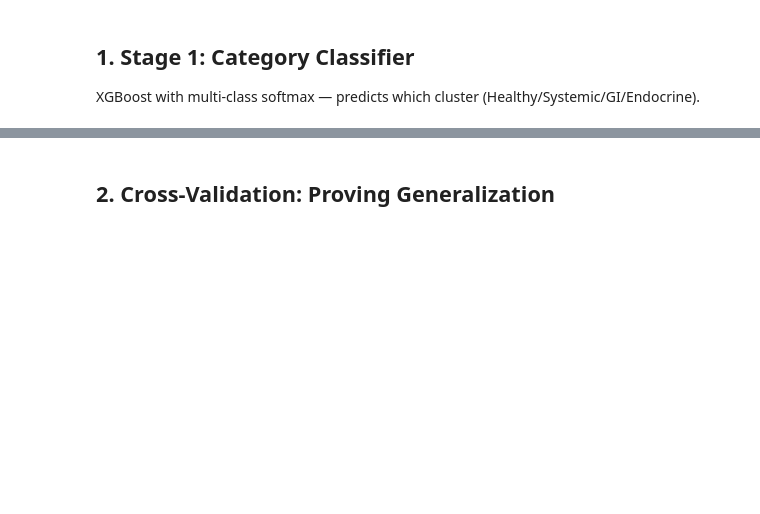
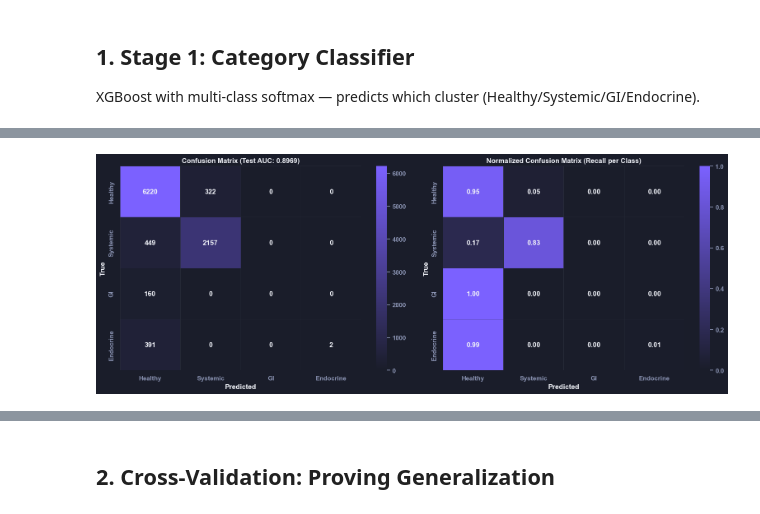
Before and after one commit to BonelessWater/Aura, a Jupyter notebook: modeling/notebooks/04_advanced_models.ipynb, the cells around one changed output, grey strips where cells are left out. Saved outputs shown, nothing was run; the diff lists cells and outputs as text; code cells hidden in the pictures; blank space fills up the shorter version.

```diff
--- a/modeling/notebooks/04_advanced_models.ipynb
+++ b/modeling/notebooks/04_advanced_models.ipynb
@@ -92,33 +129,46 @@ print(f'Test  AUC: {test_metrics["auc"]:.4f}')
 # %%
 # Confusion matrix
 y_pred_test = cat_clf.predict(X_test)
 cm = confusion_matrix(test['diagnosis_cluster'], y_pred_test,
                        labels=['healthy', 'systemic', 'gastrointestinal', 'endocrine'])
 
 fig, axes = plt.subplots(1, 2, figsize=(16, 6))
+fig.patch.set_facecolor(C['card'])
+
+for ax in axes:
+    ax.set_facecolor(C['card'])
+    for spine in ax.spines.values():
+        spine.set_edgecolor(C['border'])
 
 # Raw confusion matrix
-sns.heatmap(cm, annot=True, fmt='d', cmap='Blues',
-            xticklabels=['healthy', 'systemic', 'GI', 'endocrine'],
-            yticklabels=['healthy', 'systemic', 'GI', 'endocrine'],
-            ax=axes[0])
-axes[0].set_xlabel('Predicted')
-axes[0].set_ylabel('True')
-axes[0].set_title(f'Confusion Matrix (Test AUC: {test_metrics["auc"]:.4f})', fontweight='bold')
+sns.heatmap(cm, annot=True, fmt='d', cmap=AURA_SEQUENTIAL,
+            xticklabels=CM_LABELS, yticklabels=CM_LABELS,
+            ax=axes[0], linewidths=0.5, linecolor=C['border'],
+            annot_kws={'color': C['text'], 'fontweight': 'bold'})
+axes[0].set_xlabel('Predicted', color=C['text'], fontweight='bold')
+axes[0].set_ylabel('True', color=C['text'], fontweight='bold')
+axes[0].set_title(f'Confusion Matrix (Test AUC: {test_metrics["auc"]:.4f})',
+                  color=C['text'], fontweight='bold')
+axes[0].tick_params(colors=C['muted'])
 
 # Normalized confusion matrix
 cm_norm = cm.astype(float) / cm.sum(axis=1, keepdims=True)
-sns.heatmap(cm_norm, annot=True, fmt='.2f', cmap='Blues',
-            xticklabels=['healthy', 'systemic', 'GI', 'endocrine'],
-            yticklabels=['healthy', 'systemic', 'GI', 'endocrine'],
-            ax=axes[1])
-axes[1].set_xlabel('Predicted')
-axes[1].set_ylabel('True')
-axes[1].set_title('Normalized Confusion Matrix (Recall per Class)', fontweight='bold')
+sns.heatmap(cm_norm, annot=True, fmt='.2f', cmap=AURA_SEQUENTIAL,
+            xticklabels=CM_LABELS, yticklabels=CM_LABELS,
+            ax=axes[1], linewidths=0.5, linecolor=C['border'],
+            annot_kws={'color': C['text'], 'fontweight': 'bold'})
+axes[1].set_xlabel('Predicted', color=C['text'], fontweight='bold')
+axes[1].set_ylabel('True', color=C['text'], fontweight='bold')
+axes[1].set_title('Normalized Confusion Matrix (Recall per Class)',
+                  color=C['text'], fontweight='bold')
+axes[1].tick_params(colors=C['muted'])
 
 plt.tight_layout()
-plt.savefig('../outputs/figures/04_category_confusion.png', dpi=150, bbox_inches='tight')
+plt.savefig('../outputs/figures/04_category_confusion.png', dpi=150, bbox_inches='tight',
+            facecolor=C['card'])
 plt.show()
+# %% [output]
+[figure, added]
 # %%
 # ROC curves per class — use string labels to avoid LabelEncoder sort mismatch
 y_prob_test = cat_clf.predict_proba(X_test)
```
Also changed, not shown: parts of 12 cells of this notebook, 58 other files.
